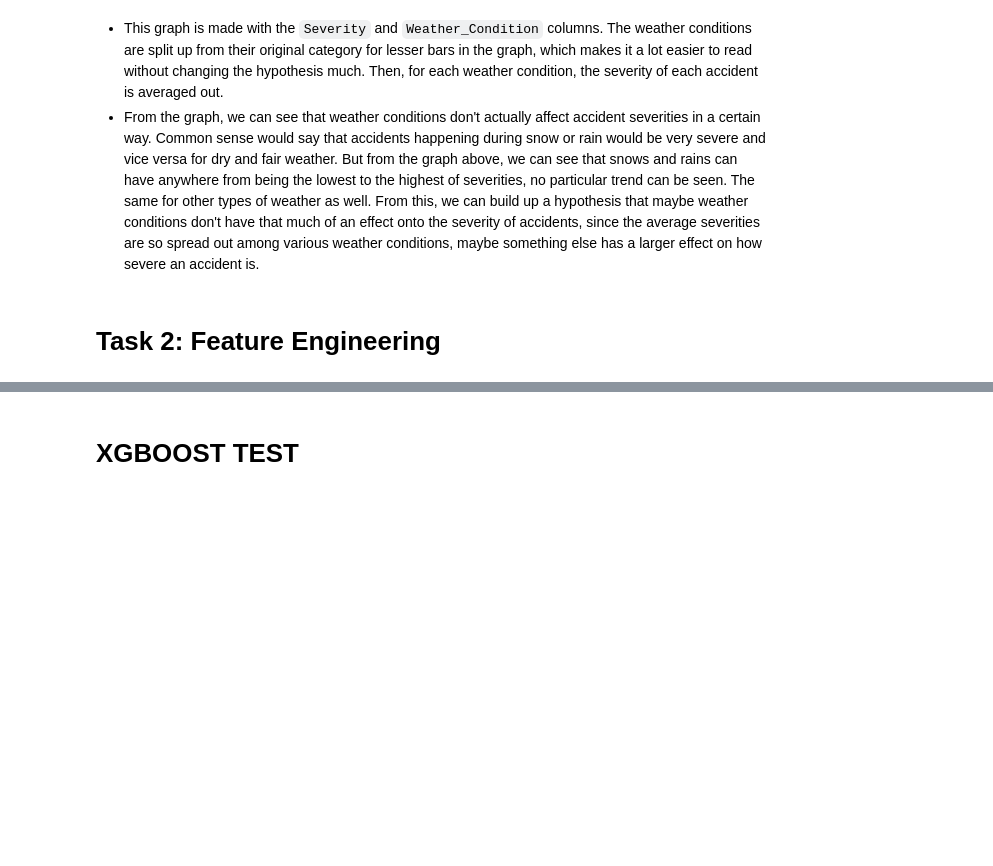
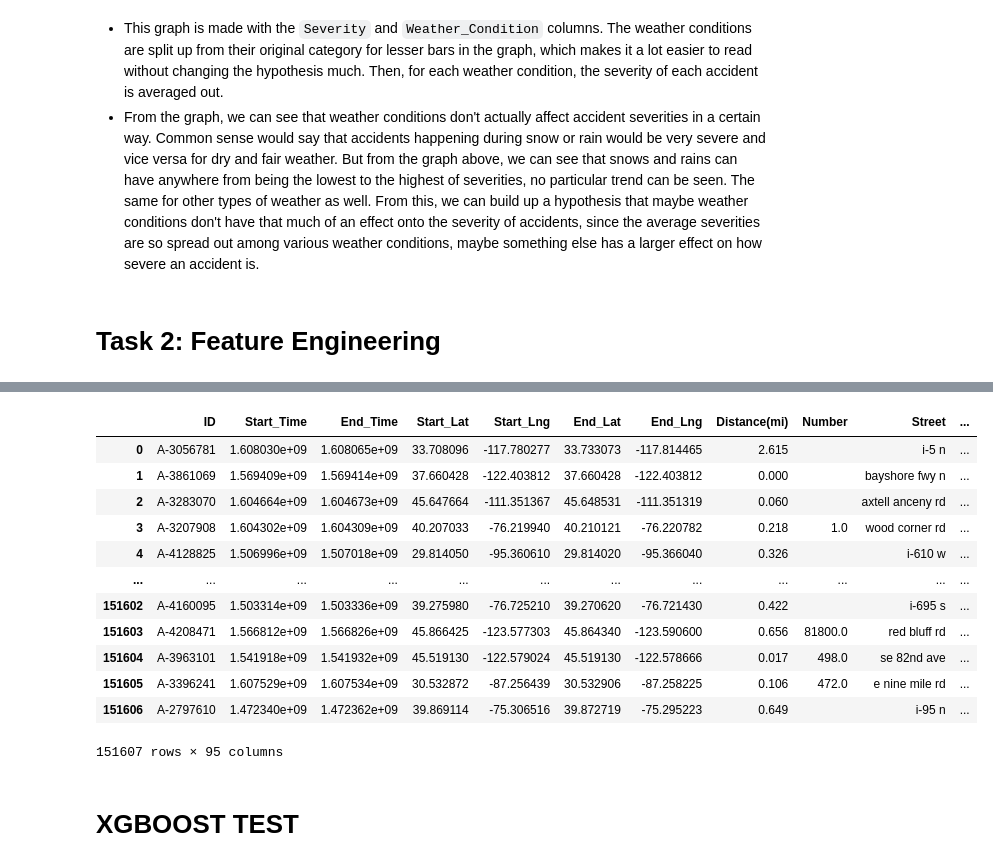
Before and after one commit to s3818311/PDS, a Jupyter notebook: main.ipynb, the cells around one changed output, grey strips where cells are left out. Saved outputs shown, nothing was run; the diff lists cells and outputs as text; code cells hidden in the pictures; blank space fills up the shorter version.

```diff
--- a/main.ipynb
+++ b/main.ipynb
@@ -1867,3 +2045,21 @@ ax
+# %%
+test_df = test_df.drop(ohe_cols, axis=1)
+test_df = pd.concat([test_df, ohe_df], axis=1)
+test_df
+# %% [output]
+|  | ID | Start_Time | End_Time | Start_Lat | Start_Lng | End_Lat | End_Lng | Distance(mi) | Number | Street | ... |
+| 0 | A-3056781 | 1.608030e+09 | 1.608065e+09 | 33.708096 | -117.780277 | 33.733073 | -117.814465 | 2.615 |  | i-5 n | ... |
+| 1 | A-3861069 | 1.569409e+09 | 1.569414e+09 | 37.660428 | -122.403812 | 37.660428 | -122.403812 | 0.000 |  | bayshore fwy n | ... |
+| 2 | A-3283070 | 1.604664e+09 | 1.604673e+09 | 45.647664 | -111.351367 | 45.648531 | -111.351319 | 0.060 |  | axtell anceny rd | ... |
+| 3 | A-3207908 | 1.604302e+09 | 1.604309e+09 | 40.207033 | -76.219940 | 40.210121 | -76.220782 | 0.218 | 1.0 | wood corner rd | ... |
+| 4 | A-4128825 | 1.506996e+09 | 1.507018e+09 | 29.814050 | -95.360610 | 29.814020 | -95.366040 | 0.326 |  | i-610 w | ... |
+| ... | ... | ... | ... | ... | ... | ... | ... | ... | ... | ... | ... |
+| 151602 | A-4160095 | 1.503314e+09 | 1.503336e+09 | 39.275980 | -76.725210 | 39.270620 | -76.721430 | 0.422 |  | i-695 s | ... |
+| 151603 | A-4208471 | 1.566812e+09 | 1.566826e+09 | 45.866425 | -123.577303 | 45.864340 | -123.590600 | 0.656 | 81800.0 | red bluff rd | ... |
+| 151604 | A-3963101 | 1.541918e+09 | 1.541932e+09 | 45.519130 | -122.579024 | 45.519130 | -122.578666 | 0.017 | 498.0 | se 82nd ave | ... |
+| 151605 | A-3396241 | 1.607529e+09 | 1.607534e+09 | 30.532872 | -87.256439 | 30.532906 | -87.258225 | 0.106 | 472.0 | e nine mile rd | ... |
+| 151606 | A-2797610 | 1.472340e+09 | 1.472362e+09 | 39.869114 | -75.306516 | 39.872719 | -75.295223 | 0.649 |  | i-95 n | ... |
+151607 rows × 95 columns
 # %% [markdown]
 # XGBOOST TEST
 # %%
```
Also changed, not shown: parts of 36 cells of this notebook.
